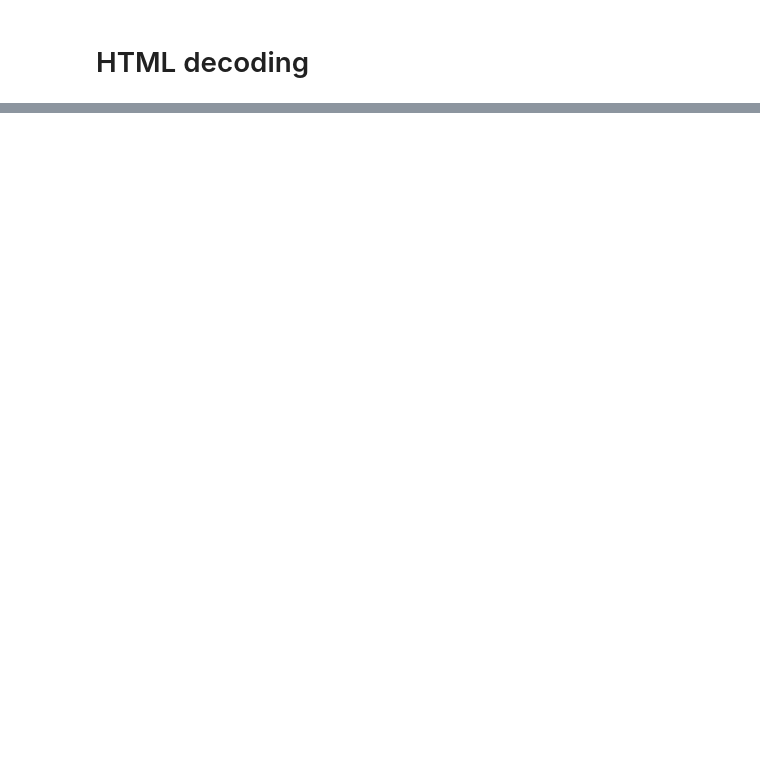
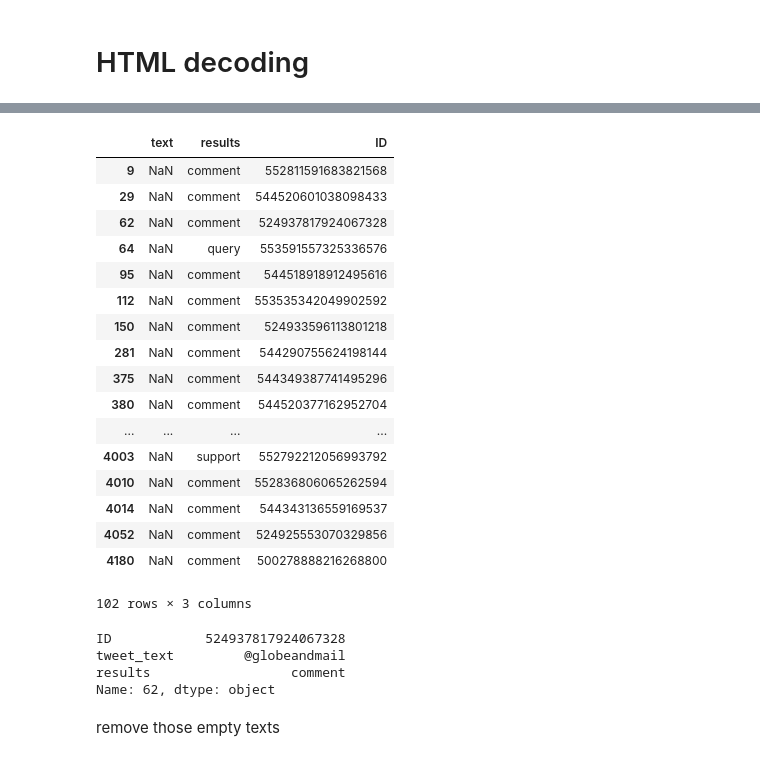
Before and after one commit to NicoleLam/NLP-text-classification, a Jupyter notebook: task_A.ipynb, the cells around one changed output, grey strips where cells are left out. Saved outputs shown, nothing was run; the diff lists cells and outputs as text; code cells hidden in the pictures; blank space fills up the shorter version.

Commit message:
Add files via upload
data cleansing completed

```diff
--- a/task_A.ipynb
+++ b/task_A.ipynb
@@ -178,0 +225,13 @@ example1.get_text()
+# %%
+clean_tweet_texts1 = []
+for i in htmldata['text']:
+    clean_tweet_texts1.append(re.sub(' RT', ' ',p.clean(i)))
+# %%
+clean_tweet_texts2 = []
+for i in clean_tweet_texts1:
+    clean_tweet_texts2.append(' '.join(re.sub("(@[A-Za-z0-9]+)|([^0-9A-Za-z \t])|(\w+:\/\/\S+)"," ",i).split()))
+# %%
+clean_tweet_texts2_df = pd.DataFrame(clean_tweet_texts2,columns=['text'])
+clean_tweet_texts2_df['results'] = htmldata['results']
+clean_tweet_texts2_df['ID'] = htmldata['ID']
+clean_tweet_texts2_df.head()
@@ -178,0 +251,2 @@ example1.get_text()
+# %%
+df = clean_tweet_texts2_df
@@ -178,0 +264,30 @@ example1.get_text()
+# %%
+df[df.isnull().any(axis=1)]
+# %% [output]
+|  | text | results | ID |
+| 9 | NaN | comment | 552811591683821568 |
+| 29 | NaN | comment | 544520601038098433 |
+| 62 | NaN | comment | 524937817924067328 |
+| 64 | NaN | query | 553591557325336576 |
+| 95 | NaN | comment | 544518918912495616 |
+| 112 | NaN | comment | 553535342049902592 |
+| 150 | NaN | comment | 524933596113801218 |
+| 281 | NaN | comment | 544290755624198144 |
+| 375 | NaN | comment | 544349387741495296 |
+| 380 | NaN | comment | 544520377162952704 |
+| ... | ... | ... | ... |
+| 4003 | NaN | support | 552792212056993792 |
+| 4010 | NaN | comment | 552836806065262594 |
+| 4014 | NaN | comment | 544343136559169537 |
+| 4052 | NaN | comment | 524925553070329856 |
+| 4180 | NaN | comment | 500278888216268800 |
+102 rows × 3 columns
+# %%
+dataset.iloc[62]
+# %% [output]
+ID            524937817924067328
+tweet_text         @globeandmail
+results                  comment
+Name: 62, dtype: object
+# %% [markdown]
+remove those empty texts
```
Also changed, not shown: parts of 57 cells of this notebook.
